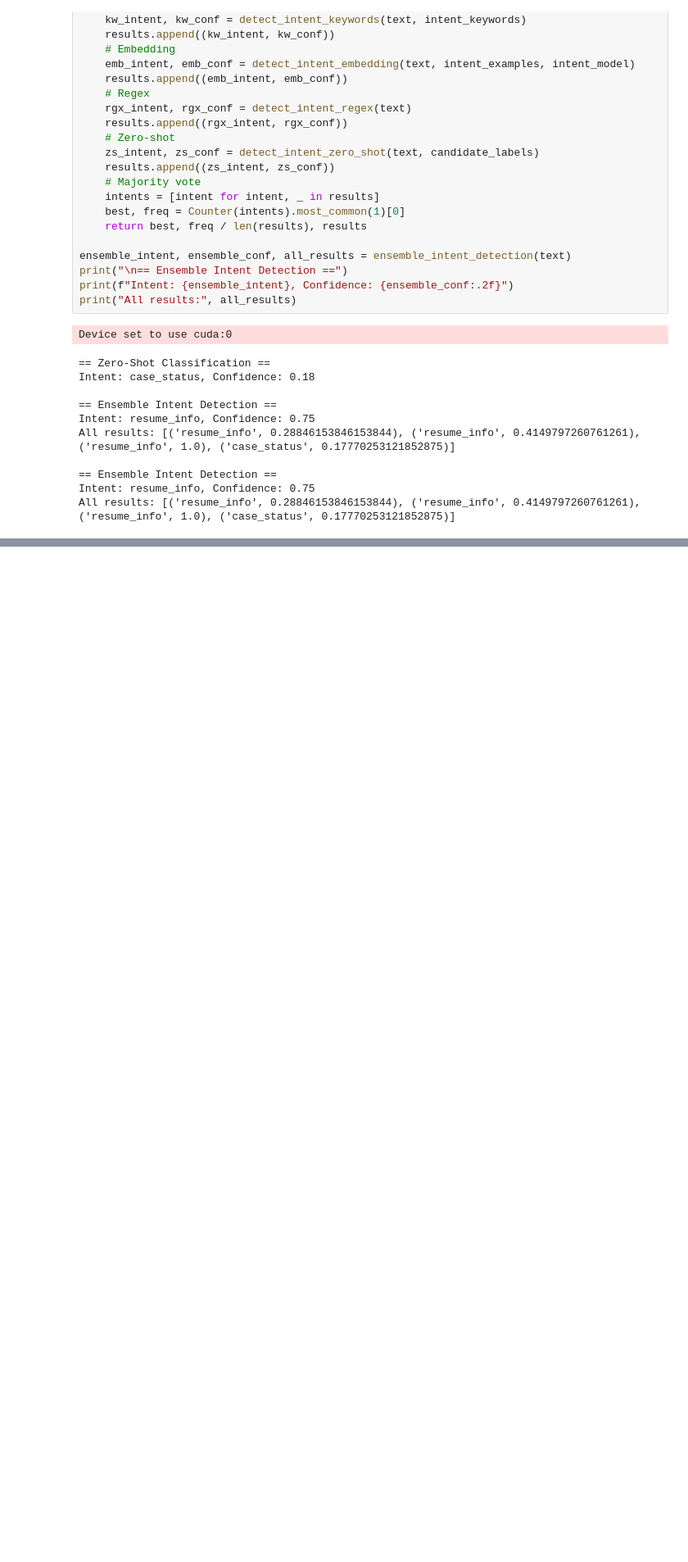
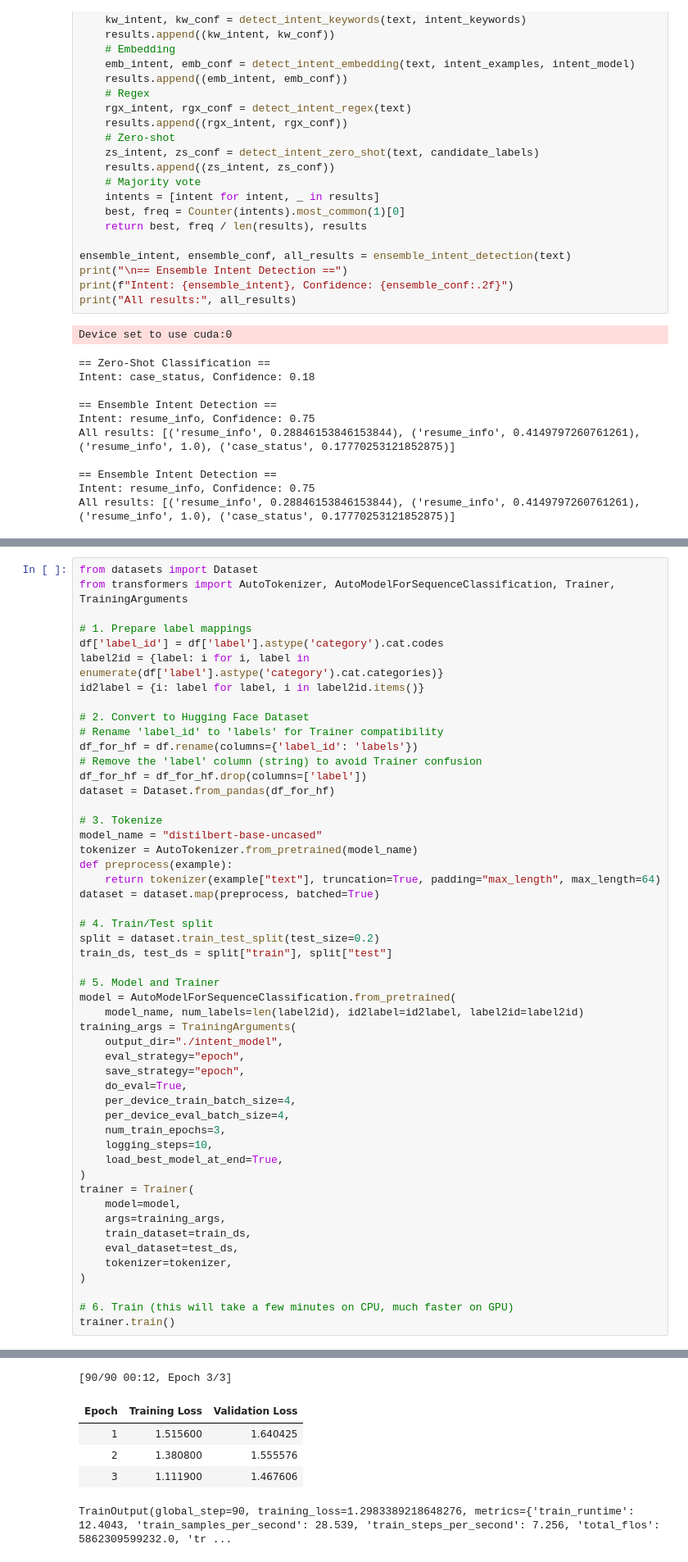
Before and after one commit to jyothikadevikarrimsetti/new-search-models, a Jupyter notebook: notebooks/test_metadata_extraction.ipynb, the cells around one changed output, grey strips where cells are left out. Shown at 82% size. Cells and saved outputs as stored; diff of their text form; blank space fills up the shorter version.

```diff
--- a/notebooks/test_metadata_extraction.ipynb
+++ b/notebooks/test_metadata_extraction.ipynb
@@ -641,0 +685,52 @@ All results: [('resume_info', 0.28846153846153844), ('resume_info', 0.4149797260
+# %%
+from datasets import Dataset
+from transformers import AutoTokenizer, AutoModelForSequenceClassification, Trainer, TrainingArguments
+
+# 1. Prepare label mappings
+df['label_id'] = df['label'].astype('category').cat.codes
+label2id = {label: i for i, label in enumerate(df['label'].astype('category').cat.categories)}
+id2label = {i: label for label, i in label2id.items()}
+
+# 2. Convert to Hugging Face Dataset
+# Rename 'label_id' to 'labels' for Trainer compatibility
+df_for_hf = df.rename(columns={'label_id': 'labels'})
+# Remove the 'label' column (string) to avoid Trainer confusion
+df_for_hf = df_for_hf.drop(columns=['label'])
+dataset = Dataset.from_pandas(df_for_hf)
+
+# 3. Tokenize
+model_name = "distilbert-base-uncased"
+tokenizer = AutoTokenizer.from_pretrained(model_name)
+def preprocess(example):
+    return tokenizer(example["text"], truncation=True, padding="max_length", max_length=64)
+dataset = dataset.map(preprocess, batched=True)
+
+# 4. Train/Test split
+split = dataset.train_test_split(test_size=0.2)
+train_ds, test_ds = split["train"], split["test"]
+
+# 5. Model and Trainer
+model = AutoModelForSequenceClassification.from_pretrained(
+    model_name, num_labels=len(label2id), id2label=id2label, label2id=label2id)
+training_args = TrainingArguments(
+    output_dir="./intent_model",
+    eval_strategy="epoch",
+    save_strategy="epoch",
+    do_eval=True,
+    per_device_train_batch_size=4,
+    per_device_eval_batch_size=4,
+    num_train_epochs=3,
+    logging_steps=10,
+    load_best_model_at_end=True,
+)
+trainer = Trainer(
+    model=model,
+    args=training_args,
+    train_dataset=train_ds,
+    eval_dataset=test_ds,
+    tokenizer=tokenizer,
+)
+
+# 6. Train (this will take a few minutes on CPU, much faster on GPU)
+trainer.train()
+# %% [output]
@@ -641,0 +741,6 @@ All results: [('resume_info', 0.28846153846153844), ('resume_info', 0.4149797260
+[90/90 00:12, Epoch 3/3]
+| Epoch | Training Loss | Validation Loss |
+| 1 | 1.515600 | 1.640425 |
+| 2 | 1.380800 | 1.555576 |
+| 3 | 1.111900 | 1.467606 |
+TrainOutput(global_step=90, training_loss=1.2983389218648276, metrics={'train_runtime': 12.4043, 'train_samples_per_second': 28.539, 'train_steps_per_second': 7.256, 'total_flos': 5862309599232.0, 'tr ...
```
Also changed, not shown: parts of 13 cells of this notebook, 1 other file.
